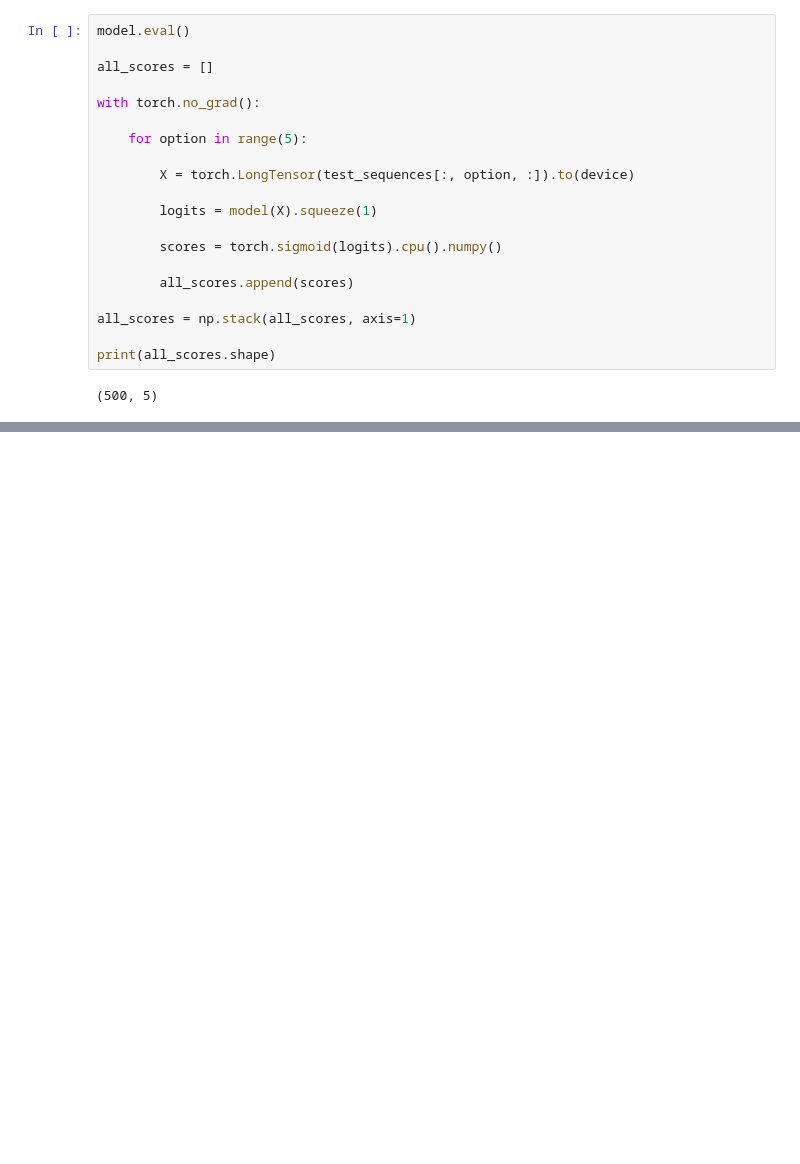
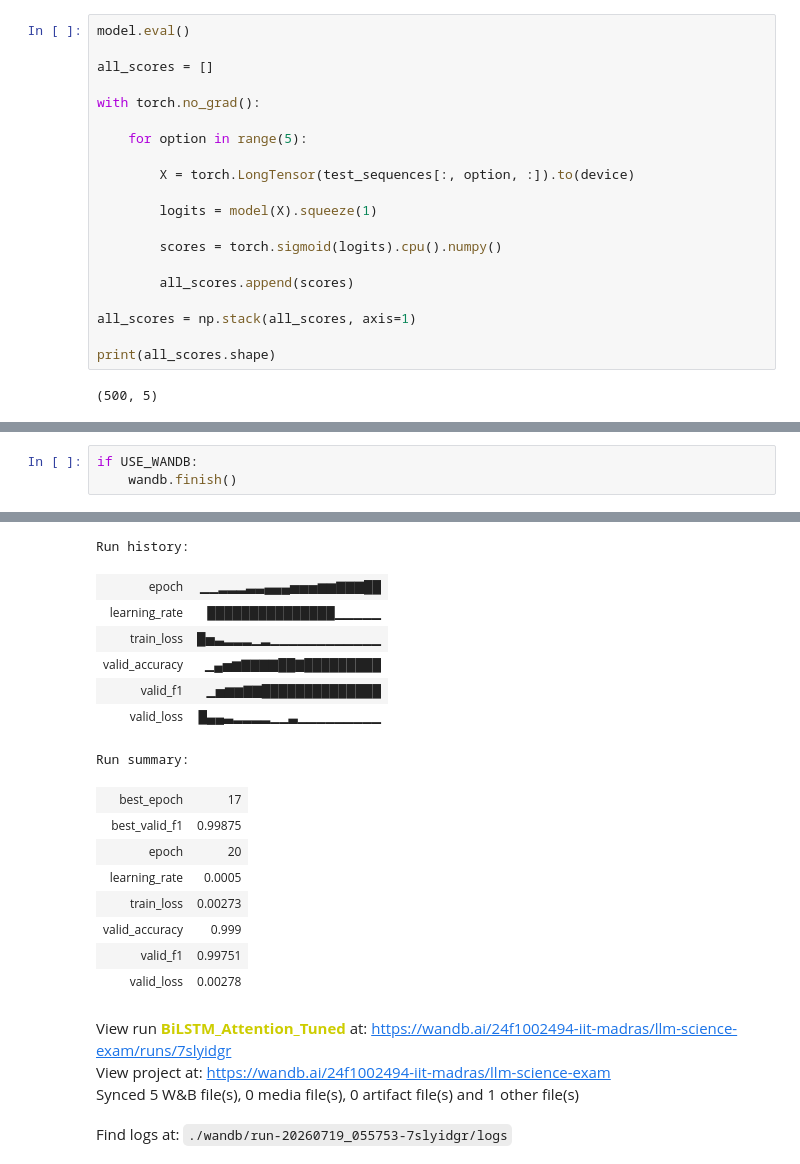
Before and after one commit to 24f1002494-ctrl/dlgenaiproject_may_2026, a Jupyter notebook: notebooks/dl-24f1002494-notebook-t22026.ipynb, the cells around one changed output, grey strips where cells are left out. Cells and saved outputs as stored; diff of their text form; blank space fills up the shorter version.

```diff
--- a/notebooks/dl-24f1002494-notebook-t22026.ipynb
+++ b/notebooks/dl-24f1002494-notebook-t22026.ipynb
@@ -1064,0 +1101,4 @@ submission.head()
+# %%
+if USE_WANDB:
+    wandb.finish()
+# %% [output]
@@ -1064,0 +1106,20 @@ submission.head()
+Run history:
+| epoch | ▁▁▂▂▂▃▃▄▄▄▅▅▅▆▆▇▇▇██ |
+| learning_rate | ███████████████▁▁▁▁▁ |
+| train_loss | █▅▃▂▂▂▁▂▁▁▁▁▁▁▁▁▁▁▁▁ |
+| valid_accuracy | ▁▄▅▆▇▇▇▇██▇█████████ |
+| valid_f1 | ▁▅▆▆▇▇██████████████ |
+| valid_loss | █▄▄▃▂▂▂▂▁▁▃▁▁▁▁▁▁▁▁▁ |
+Run summary:
+| best_epoch | 17 |
+| best_valid_f1 | 0.99875 |
+| epoch | 20 |
+| learning_rate | 0.0005 |
+| train_loss | 0.00273 |
+| valid_accuracy | 0.999 |
+| valid_f1 | 0.99751 |
+| valid_loss | 0.00278 |
+View run BiLSTM_Attention_Tuned at: https://wandb.ai/24f1002494-iit-madras/llm-science-exam/runs/7slyidgr
+View project at: https://wandb.ai/24f1002494-iit-madras/llm-science-exam
+Synced 5 W&B file(s), 0 media file(s), 0 artifact file(s) and 1 other file(s)
+Find logs at: ./wandb/run-20260719_055753-7slyidgr/logs
```
Also changed, not shown: parts of 18 cells of this notebook.
